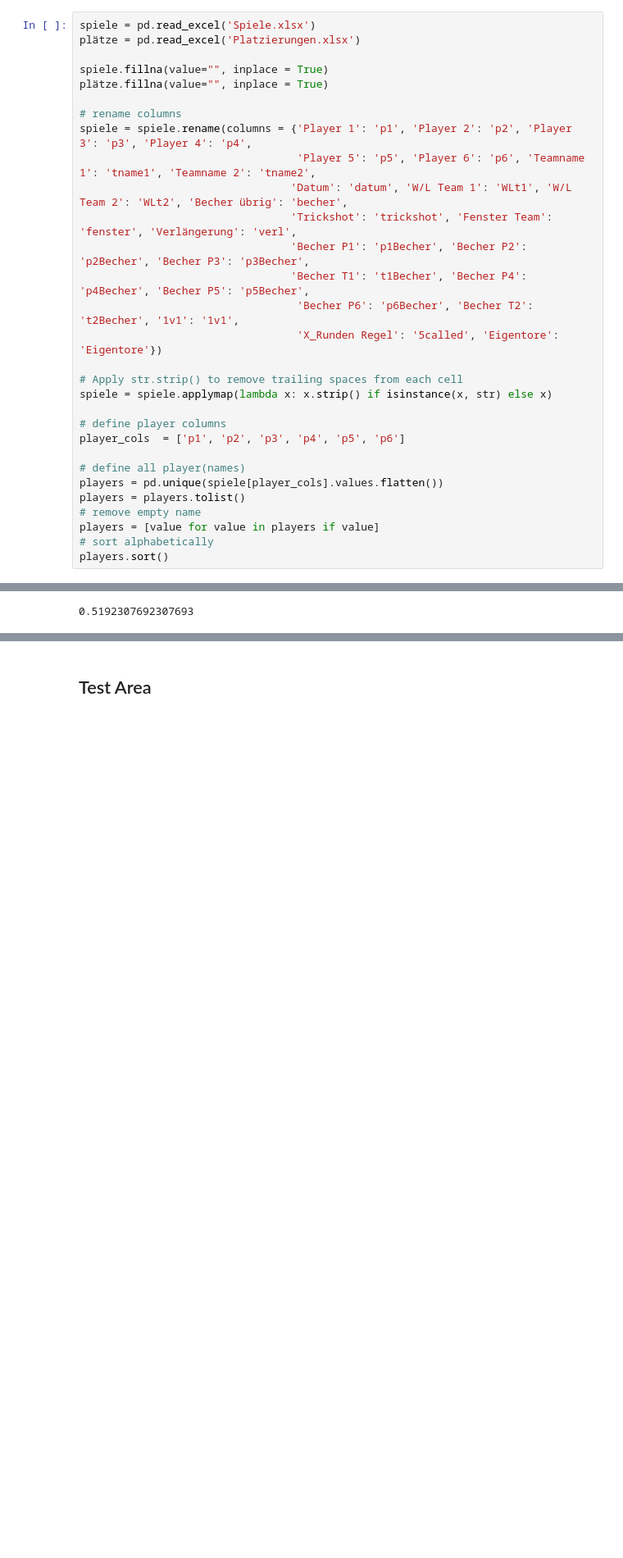
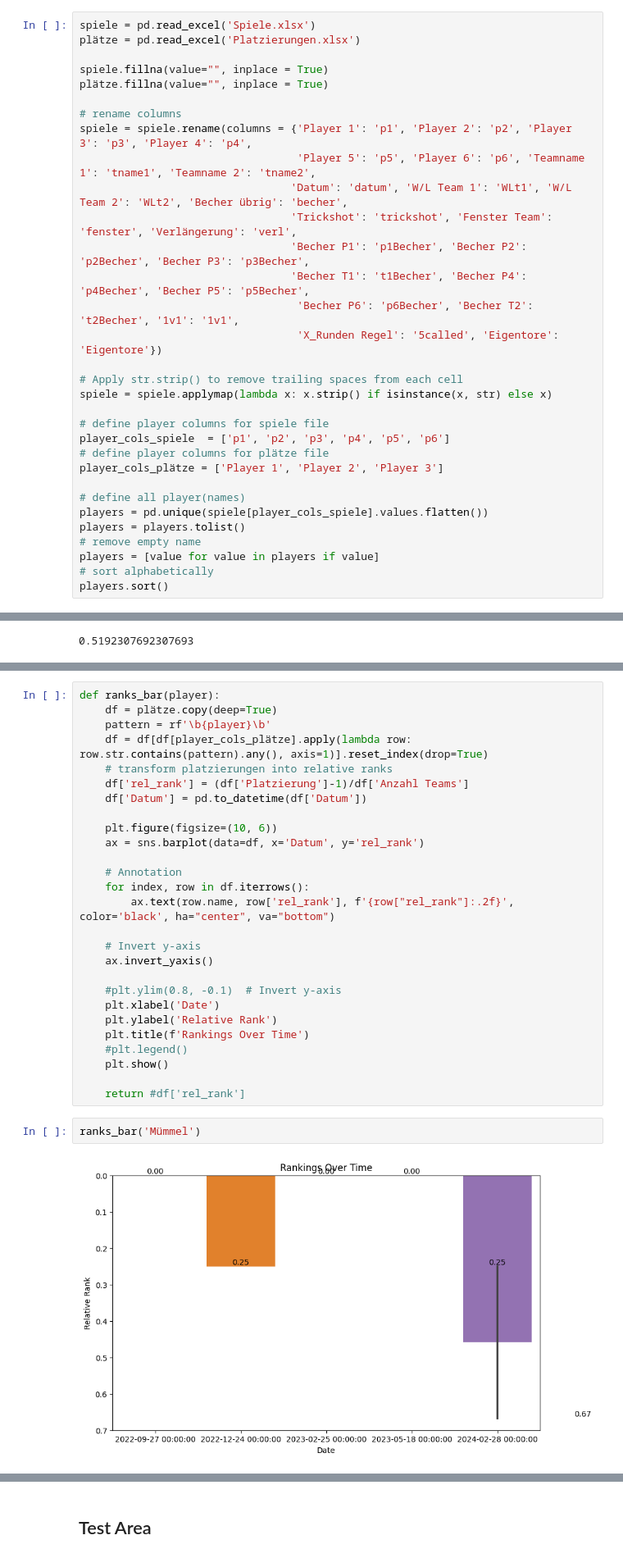
Before and after one commit to njctn/werfen, a Jupyter notebook: werfen_statistik2.ipynb, the cells around one changed output, grey strips where cells are left out. Shown at 82% size. Drawn from its saved outputs; the diff is of its cells as text; blank space fills up the shorter version.

Commit message:
add ranks functions

```diff
--- a/werfen_statistik2.ipynb
+++ b/werfen_statistik2.ipynb
@@ -35,11 +39,13 @@ spiele = spiele.rename(columns = {'Player 1': 'p1', 'Player 2': 'p2', 'Player 3'
 # Apply str.strip() to remove trailing spaces from each cell
 spiele = spiele.applymap(lambda x: x.strip() if isinstance(x, str) else x)
 
-# define player columns
-player_cols  = ['p1', 'p2', 'p3', 'p4', 'p5', 'p6']
+# define player columns for spiele file
+player_cols_spiele  = ['p1', 'p2', 'p3', 'p4', 'p5', 'p6']
+# define player columns for plätze file
+player_cols_plätze = ['Player 1', 'Player 2', 'Player 3']
 
 # define all player(names)
-players = pd.unique(spiele[player_cols].values.flatten())
+players = pd.unique(spiele[player_cols_spiele].values.flatten())
 players = players.tolist()
 # remove empty name
 players = [value for value in players if value]
@@ -279,0 +324,31 @@ fenster_winrate()
+# %%
+def ranks_bar(player):
+    df = plätze.copy(deep=True)
+    pattern = rf'\b{player}\b'
+    df = df[df[player_cols_plätze].apply(lambda row: row.str.contains(pattern).any(), axis=1)].reset_index(drop=True)
+    # transform platzierungen into relative ranks
+    df['rel_rank'] = (df['Platzierung']-1)/df['Anzahl Teams']
+    df['Datum'] = pd.to_datetime(df['Datum'])
+
+    plt.figure(figsize=(10, 6))
+    ax = sns.barplot(data=df, x='Datum', y='rel_rank')
+
+    # Annotation
+    for index, row in df.iterrows():
+        ax.text(row.name, row['rel_rank'], f'{row["rel_rank"]:.2f}', color='black', ha="center", va="bottom")
+
+    # Invert y-axis
+    ax.invert_yaxis()
+
+    #plt.ylim(0.8, -0.1)  # Invert y-axis
+    plt.xlabel('Date')
+    plt.ylabel('Relative Rank')
+    plt.title(f'Rankings Over Time')
+    #plt.legend()
+    plt.show()
+
+    return #df['rel_rank']
+# %%
+ranks_bar('Mümmel')
+# %% [output]
+[figure, added]
```
Also changed, not shown: parts of 21 cells of this notebook.
